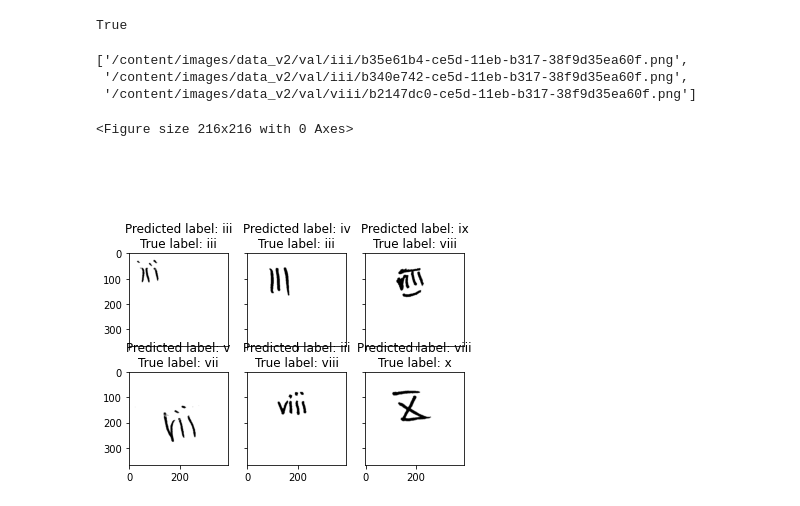
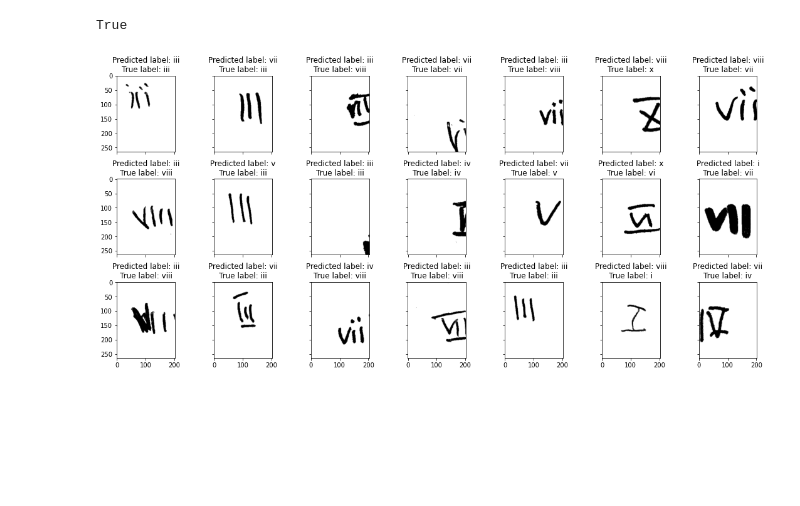
Before and after one commit to KutuDev/AIDataComp, a Jupyter notebook: main.ipynb, the cells around one changed output. Saved outputs shown, nothing was run; the diff lists cells and outputs as text; code cells hidden in the pictures; blank space fills up the shorter version.

```diff
--- a/main.ipynb
+++ b/main.ipynb
@@ -227,38 +227,31 @@ len(y_pred_labels) == len(valid.file_paths)
 # %% [output]
 813
 True
-# %%
-valid.file_paths[:3]
-# %% [output]
-['/content/images/data_v2/val/iii/b35e61b4-ce5d-11eb-b317-38f9d35ea60f.png',
- '/content/images/data_v2/val/iii/b340e742-ce5d-11eb-b317-38f9d35ea60f.png',
- '/content/images/data_v2/val/viii/b2147dc0-ce5d-11eb-b317-38f9d35ea60f.png']
 # %%
 import cv2
 import matplotlib.pyplot as plt
 
-def inspect_predictions(valid, rows=2, cols=3):
+def inspect_predictions(valid, rows=2, cols=3, figsize=(10,10)):
     imgs = valid.file_paths
     y_test_labels = [i.split('/')[-2] for i in imgs]
     classes = valid.class_names
     y_pred = [np.argmax(i) for i in model.predict(valid)]
     y_pred_labels = [classes[i] for i in y_pred]
 
-    plt.figure(figsize=(3,3))
     n = 0
     nrows = rows
     ncols = cols
-    fig, ax = plt.subplots(nrows,ncols,sharex=True,sharey=True)
+    fig, ax = plt.subplots(nrows,ncols,sharex=True,sharey=True, figsize=figsize, constrained_layout = True)
+
     for row in range(nrows):
         for col in range(ncols):
             ax[row,col].set_title(f"Predicted label: {y_pred_labels[n]}\nTrue label: {y_test_labels[n]}")
             ax[row,col].imshow((cv2.imread(imgs[n])))
             n += 1
 # %%
-inspect_predictions(valid, rows=2, cols=3)
+inspect_predictions(valid, rows=3, cols=7, figsize=(15,7))
 # %% [output]
-<Figure size 216x216 with 0 Axes>
-[figure, old version]
+[figure, new version]
 # %%
 # dir(valid)
 # %%
```
